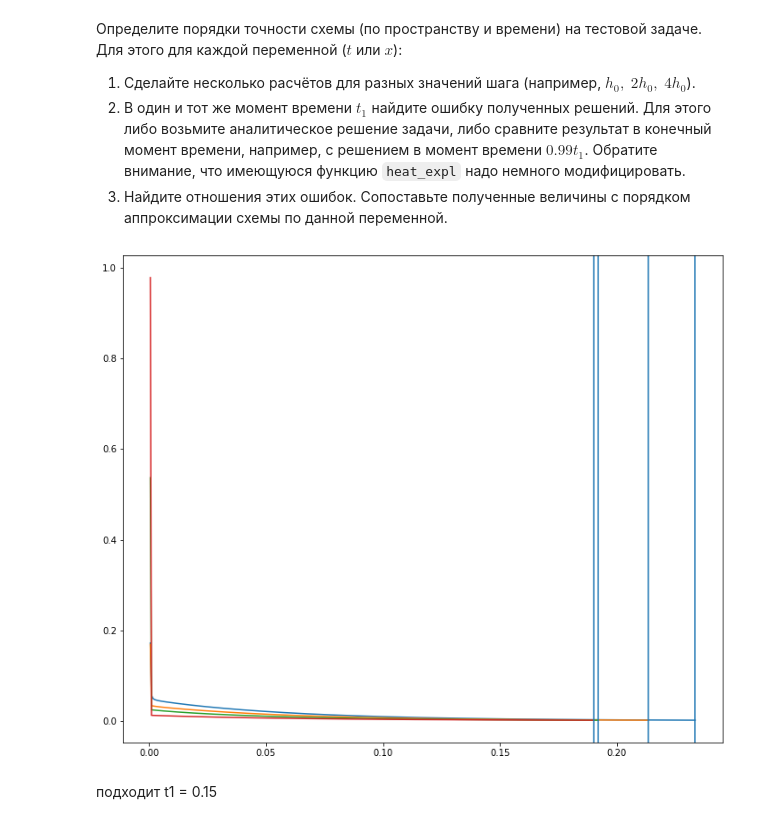
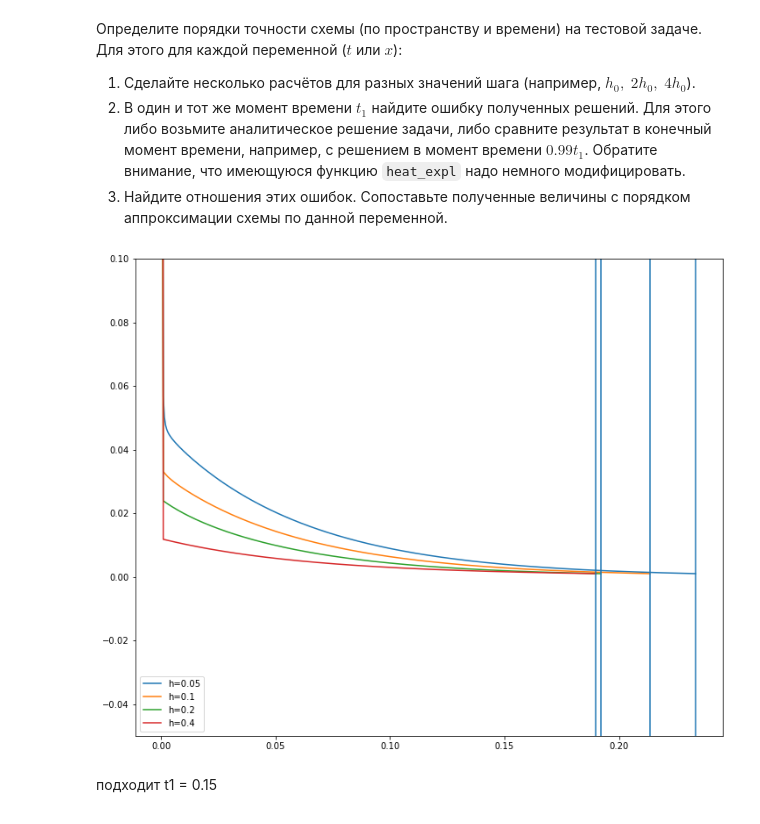
Before and after one commit to Chpel/Study_3, a Jupyter notebook: Численные методы 4 курс/ДЗ_№1/diffusion_eq-Copy1.ipynb, the cells around one changed output. Saved outputs shown, nothing was run; the diff lists cells and outputs as text; code cells hidden in the pictures.

```diff
--- a/Численные методы 4 курс/ДЗ_№1/diffusion_eq-Copy1.ipynb
+++ b/Численные методы 4 курс/ДЗ_№1/diffusion_eq-Copy1.ipynb
@@ -147,13 +147,16 @@ def heat_expl_history(init, bound1, bound2, alpha, lx, h, tau, tol=1e-3):
 # %%
 hs = [0.05, 0.1, 0.2, 0.4]
 plt.figure(figsize=(12,10))
 for h0 in hs:
     t_1, u_1, ts1, errs1 = heat_expl_history(lambda x: np.sin(4.*x), lambda x: 0., lambda x: 0.,
                      alpha=1., lx=np.pi, h=h0, tau=0.0005)
-    plt.plot(ts1, errs1)
+    plt.plot(ts1, errs1, label=f'h={h0}')
     plt.axvline(ts1[-1])
+plt.legend()
+plt.ylim(-0.05, 0.1)
+plt.savefig('expl_t1.png')
 # %% [output]
-[figure, old version]
+[figure, new version]
 # %% [markdown]
 подходит t1 = 0.15
 # %%
```
Also changed, not shown: parts of 3 cells of this notebook, 6 other files.
